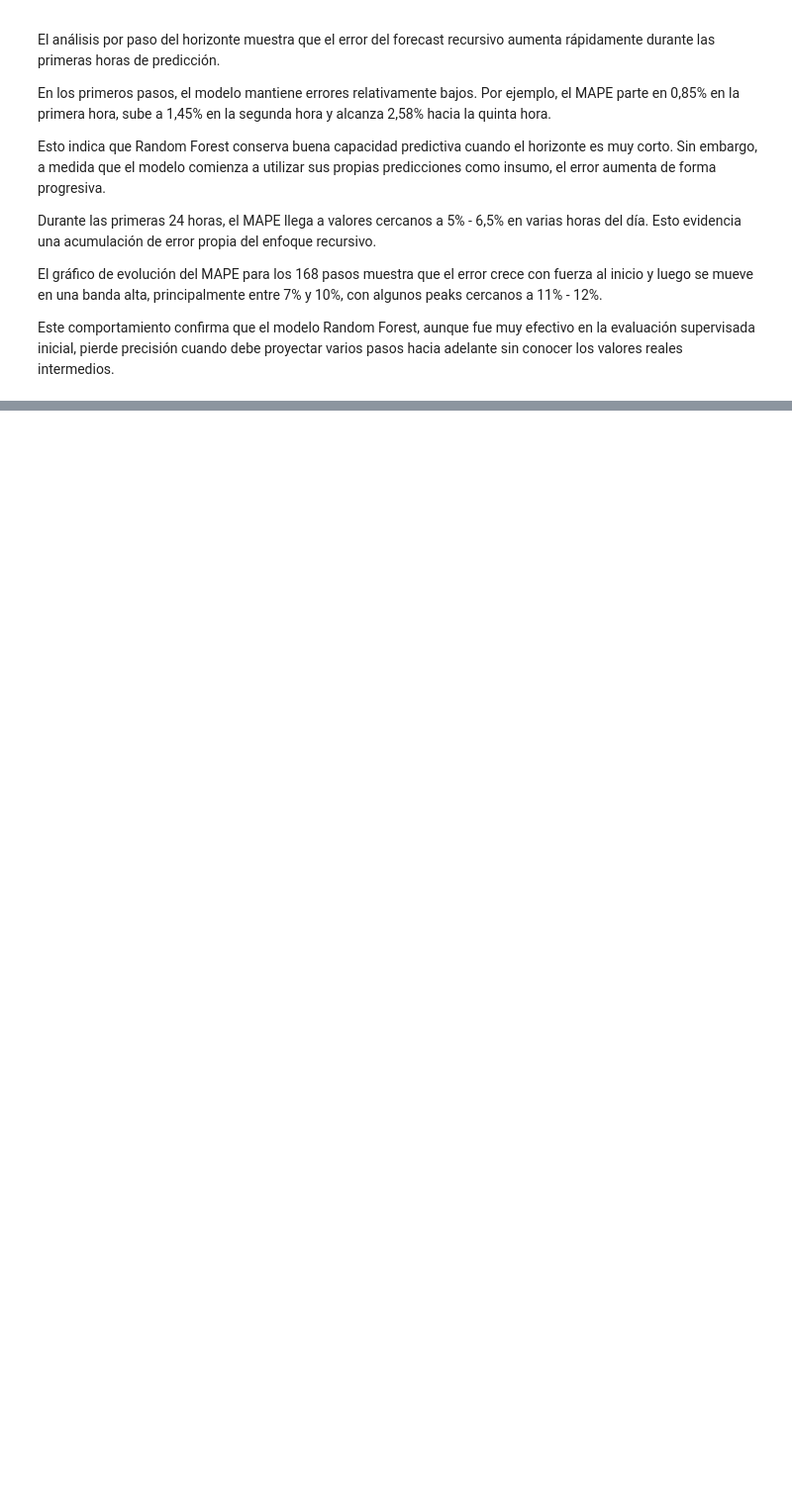
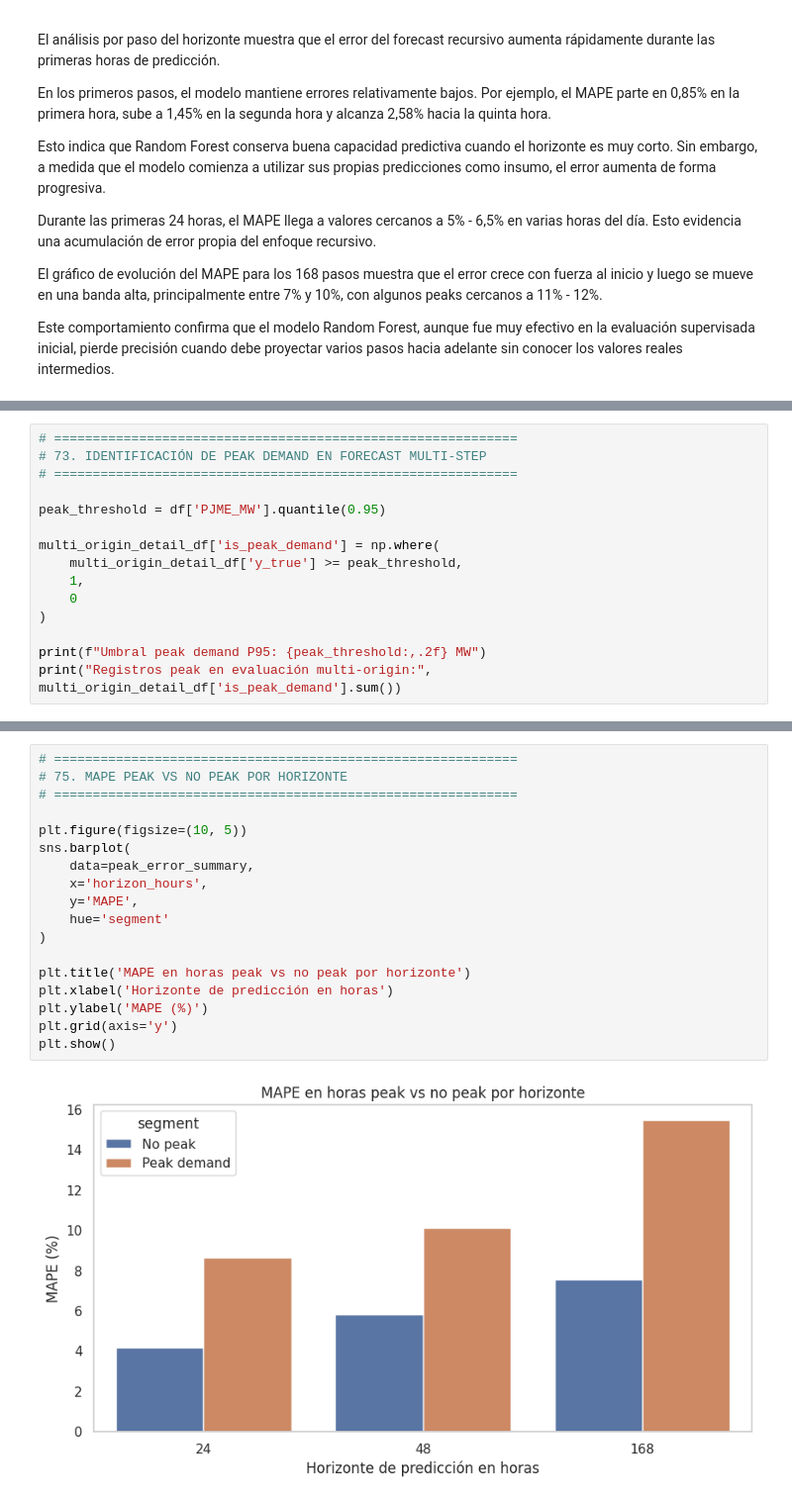
Before and after one commit to jonabaroadsrp/Portafolio_Energia_P1, a Jupyter notebook: forecasting_de_demanda_electrica_P1.ipynb, the cells around one changed output, grey strips where cells are left out. Shown at 99% size. Drawn from its saved outputs; the diff is of its cells as text; blank space fills up the shorter version.

Commit message:
Kaggle Notebook | Forecasting de Demanda Eléctrica Horaria | Version 4 _ Cierre Evaluacion Random Forest

```diff
--- a/forecasting_de_demanda_electrica_P1.ipynb
+++ b/forecasting_de_demanda_electrica_P1.ipynb
@@ -2628,0 +2929,15 @@ predicción imperfecta
+# %%
+# ============================================================
+# 73. IDENTIFICACIÓN DE PEAK DEMAND EN FORECAST MULTI-STEP
+# ============================================================
+
+peak_threshold = df['PJME_MW'].quantile(0.95)
+
+multi_origin_detail_df['is_peak_demand'] = np.where(
+    multi_origin_detail_df['y_true'] >= peak_threshold,
+    1,
+    0
+)
+
+print(f"Umbral peak demand P95: {peak_threshold:,.2f} MW")
+print("Registros peak en evaluación multi-origin:", multi_origin_detail_df['is_peak_demand'].sum())
@@ -2628,0 +2987,20 @@ predicción imperfecta
+# %%
+# ============================================================
+# 75. MAPE PEAK VS NO PEAK POR HORIZONTE
+# ============================================================
+
+plt.figure(figsize=(10, 5))
+sns.barplot(
+    data=peak_error_summary,
+    x='horizon_hours',
+    y='MAPE',
+    hue='segment'
+)
+
+plt.title('MAPE en horas peak vs no peak por horizonte')
+plt.xlabel('Horizonte de predicción en horas')
+plt.ylabel('MAPE (%)')
+plt.grid(axis='y')
+plt.show()
+# %% [output]
+[figure, added]
```
Also changed, not shown: parts of 48 cells of this notebook.
